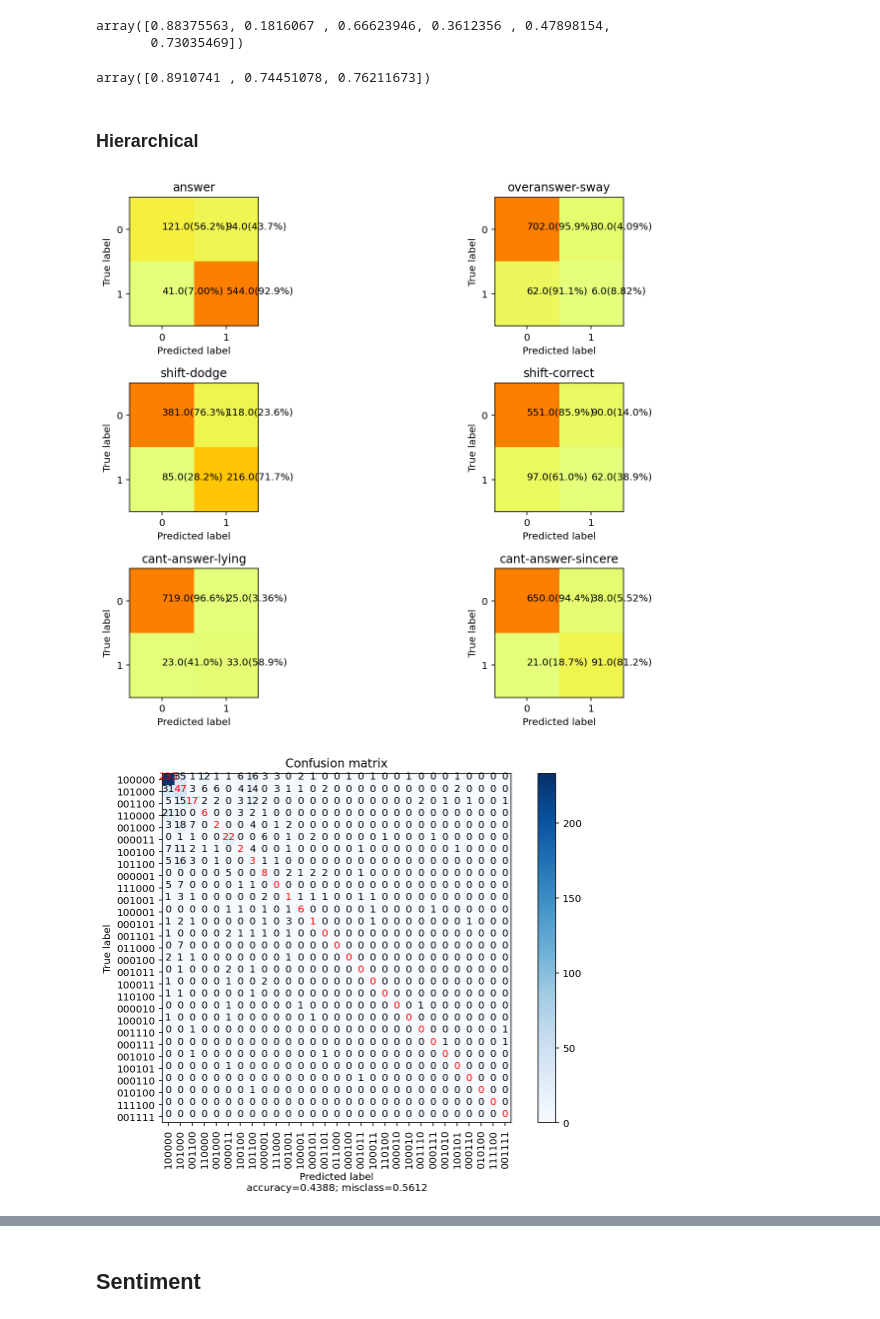
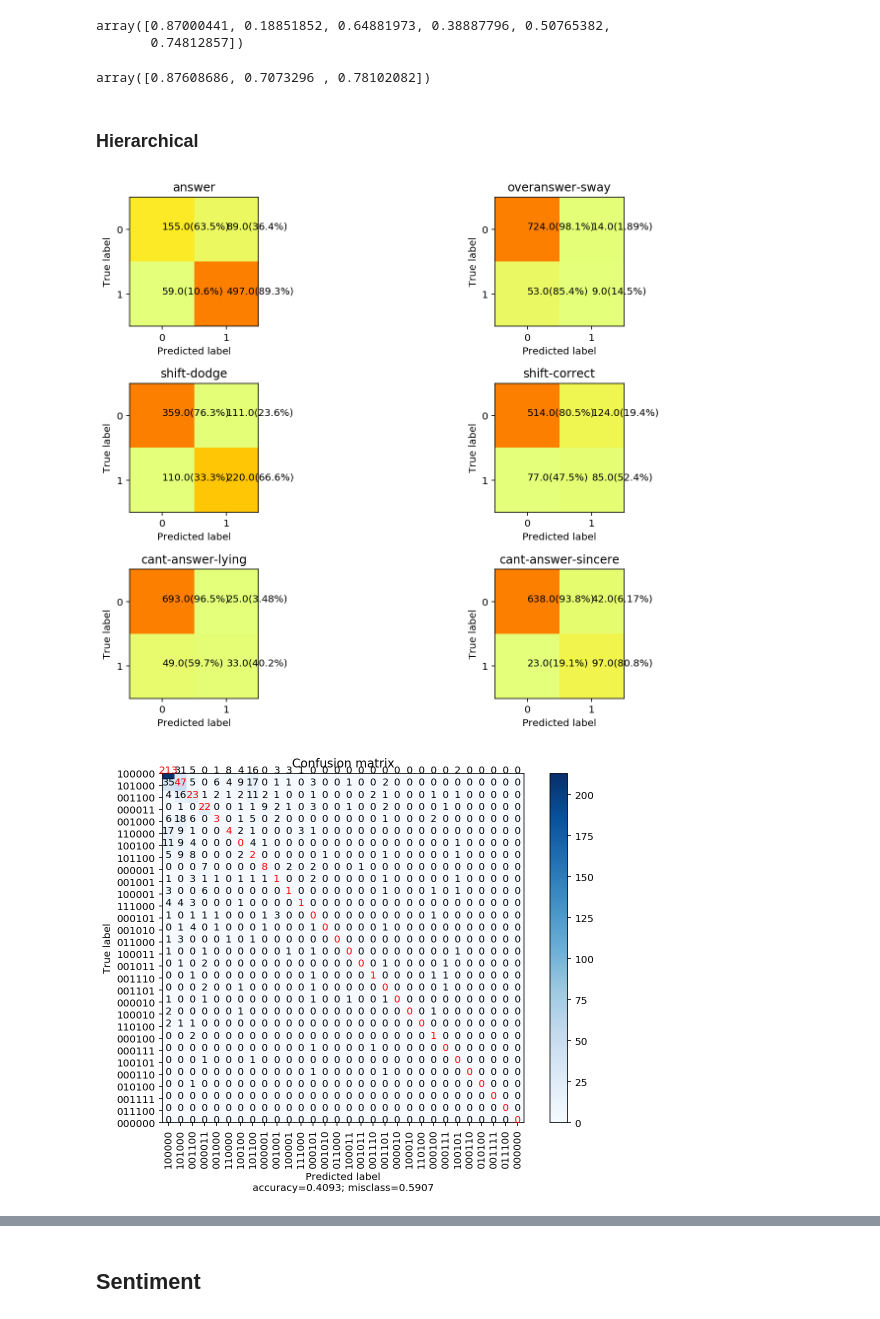
Before and after one commit to elisaF/subjective_discourse, a Jupyter notebook: code/analyses/classification results analysis.ipynb, the cells around one changed output, grey strips where cells are left out. Drawn from its saved outputs; the diff is of its cells as text; code cells hidden in the pictures.

```diff
--- a/code/analyses/classification results analysis.ipynb
+++ b/code/analyses/classification results analysis.ipynb
@@ -227,6 +227,6 @@ class_labels = ['answer', 'overanswer-sway',
                 'cant-answer-lying','cant-answer-sincere']
 base_files = []
 for fold_num in range(4):
-    base_files.append('/Users/elisa/Documents/CompLing/congressional_hearing/results/roberta_classification/roberta_test_context/1_input/metrics_roberta_classification_r_text_test.json_fold'+str(fold_num)+'_test')
+    base_files.append('/Users/elisa/Documents/CompLing/congressional_hearing/results_final/roberta_classification/1_input/metrics_roberta_classification_r_text_test.json_fold'+str(fold_num)+'_test')
 base_ids, base_targets, base_preds, base_coarse_targets, base_coarse_preds, base_targets_ordered = get_confusion_matrix(base_files)
 # %% [output]
@@ -265,25 +265,25 @@ for fold_targets, fold_preds in zip(base_targets, base_preds):
     f1_class_scores.append(metrics.precision_recall_fscore_support(fold_targets, fold_preds)[2])
 (np.vstack(f1_class_scores)).mean(axis=0)
 # %% [output]
-array([0.88375563, 0.1816067 , 0.66623946, 0.3612356 , 0.47898154,
-       0.73035469])
+array([0.87000441, 0.18851852, 0.64881973, 0.38887796, 0.50765382,
+       0.74812857])
 # %%
 f1_coarse_class_scores = []
 for fold_targets, fold_preds in zip(base_coarse_targets, base_coarse_preds):
     f1_coarse_class_scores.append(metrics.precision_recall_fscore_support(fold_targets, fold_preds)[2])
 (np.vstack(f1_coarse_class_scores)).mean(axis=0)
 # %% [output]
-array([0.8910741 , 0.74451078, 0.76211673])
+array([0.87608686, 0.7073296 , 0.78102082])
 # %% [markdown]
 ### Hierarchical
 # %%
 hier_files = []
 for fold_num in range(4):
-    hier_files.append('/Users/elisa/Documents/CompLing/congressional_hearing/results/roberta_classification/roberta_test_hier/1_input/metrics_roberta_hierarchical_r_text_test.json_fold'+str(fold_num)+'_test_fine')
+    hier_files.append('/Users/elisa/Documents/CompLing/congressional_hearing/results_final/roberta_hierarchical/1_input/metrics_roberta_hierarchical_r_text_test.json_fold'+str(fold_num)+'_test_fine')
 hier_ids, hier_targets, hier_preds, hier_coarse_targets, hier_coarse_preds, _ = get_confusion_matrix(hier_files, is_fine=True, all_label_sets_ordered=base_targets_ordered)
 # %% [output]
-[figure, old version]
+[figure, new version]
-[figure, old version]
+[figure, new version]
 # %%
 f1_class_scores = []
 for fold_targets, fold_preds in zip(hier_targets, hier_preds):
```
Also changed, not shown: parts of 21 cells of this notebook, 4 other files.
